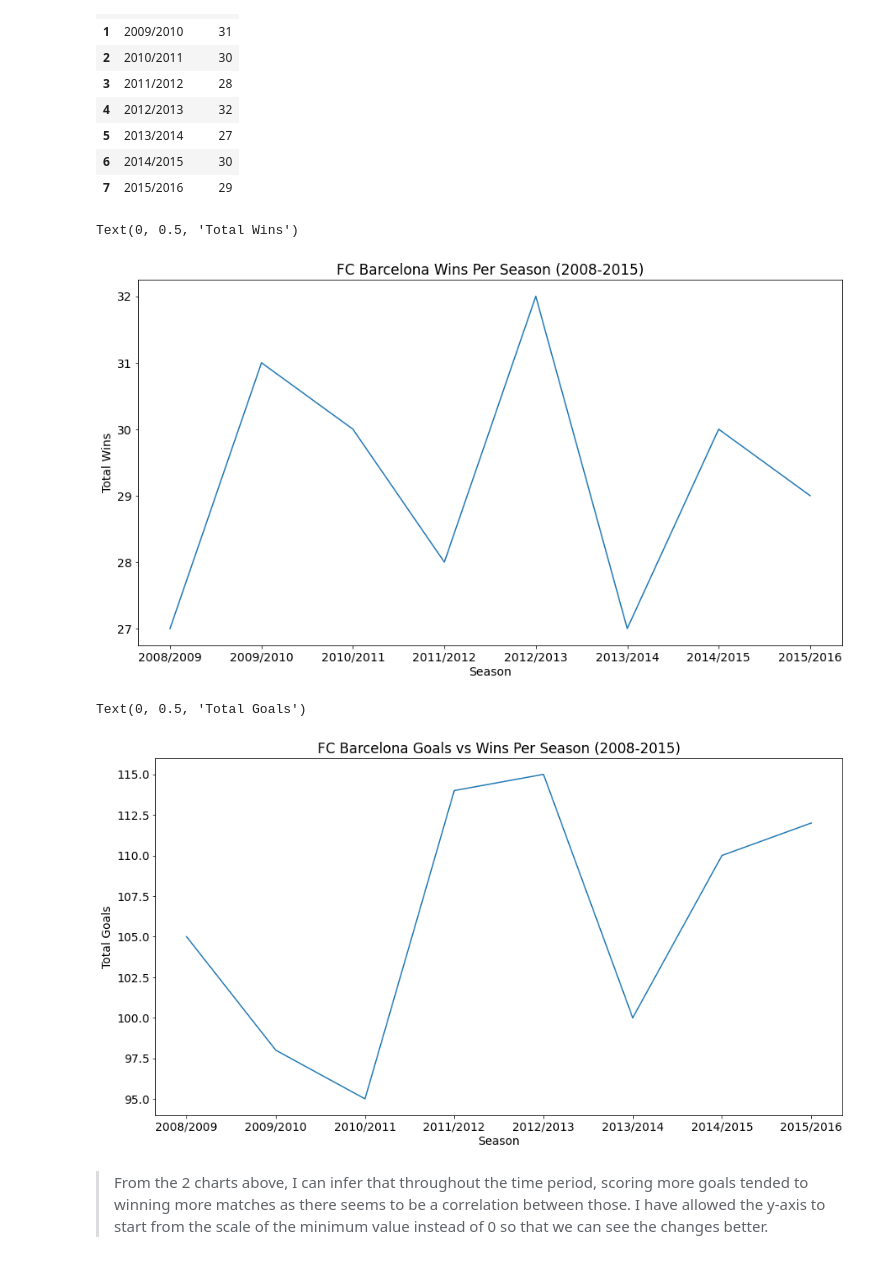
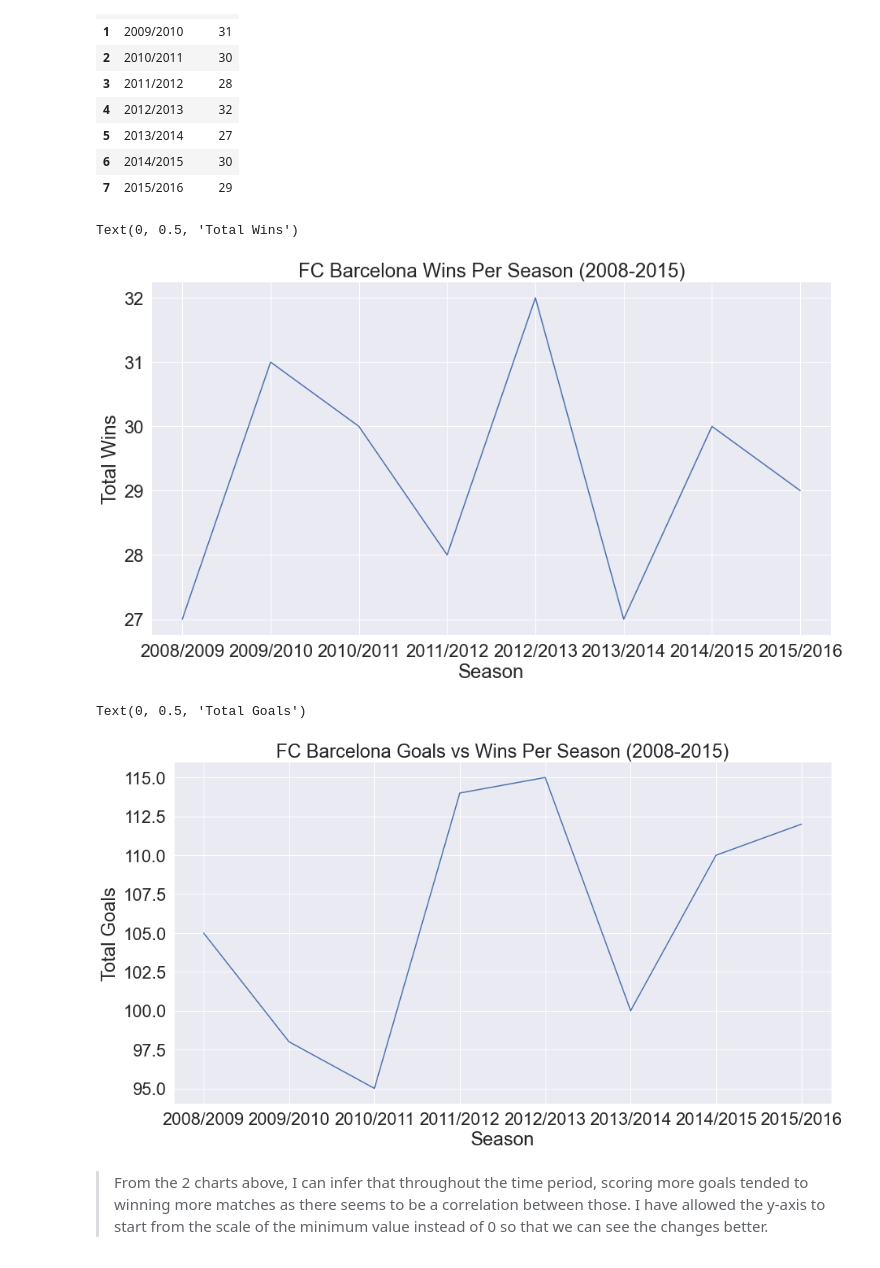
Before and after one commit to Cofucan/football_data_analysis, a Jupyter notebook: football_analysis.ipynb, the cells around one changed output. Cells and saved outputs as stored; diff of their text form; code cells hidden in the pictures.

```diff
--- a/football_analysis.ipynb
+++ b/football_analysis.ipynb
@@ -788,0 +778,10 @@ sns.barplot('result', 'team', data=top_ten_wins)
+# %%
+# chart text and figure size
+sns.set(rc={"figure.figsize": (15, 8)}, font_scale=2)
+
+sns.barplot('result', 'team', data=top_ten_wins)
+sns.set_style("whitegrid")
+
+plt.title('Top 10 Winning Football Clubs (2008-2015)')
+plt.xlabel('Matches Won')
+plt.ylabel('Team')
@@ -823,0 +821,10 @@ sns.barplot('result', 'team', data=top_ten_loss)
+# %%
+# chart text and figure size
+sns.set(rc={"figure.figsize": (15, 8)}, font_scale=2)
+
+sns.barplot('result', 'team', data=top_ten_loss)
+sns.set_style("whitegrid")
+
+plt.title('Top 10 Football Clubs With The Most Losses (2008-2015)')
+plt.xlabel('Matches Lost')
+plt.ylabel('Team')
@@ -851,0 +857,10 @@ sns.barplot('team_goal', 'team', data=top_goals)
+# %%
+# chart text and figure size
+sns.set(rc={"figure.figsize": (15, 8)}, font_scale=2)
+
+sns.barplot('team_goal', 'team', data=top_goals)
+sns.set_style("whitegrid")
+
+plt.title('Top 10 Football Clubs With The Most Goals (2008-2015)')
+plt.xlabel('Goals Scored')
+plt.ylabel('Team')
@@ -907,24 +925,29 @@ barca_wins
 | 6 | 2014/2015 | 30 |
 | 7 | 2015/2016 | 29 |
 # %%
-# sns.barplot( x='season', y='team_goal', data=barca_goals)
-# sns.barplot( x='season', y='result', data=barca_wins);
+# chart text and figure size
+sns.set(rc={"figure.figsize": (15, 8)}, font_scale=2)
+
+plt.plot(barca_wins['season'], barca_wins['result'])
 
 plt.title('FC Barcelona Wins Per Season (2008-2015)')
-plt.plot(barca_wins['season'], barca_wins['result'])
 plt.xlabel('Season')
 plt.ylabel('Total Wins')
 # %% [output]
 Text(0, 0.5, 'Total Wins')
-[figure, old version]
+[figure, new version]
 # %%
+# chart text and figure size
+sns.set(rc={"figure.figsize": (15, 8)}, font_scale=2)
+
+plt.plot(barca_goals['season'], barca_goals['team_goal'])
+
 plt.title('FC Barcelona Goals vs Wins Per Season (2008-2015)')
-plt.plot(barca_goals['season'], barca_goals['team_goal'])
 plt.xlabel('Season')
 plt.ylabel('Total Goals')
 # %% [output]
 Text(0, 0.5, 'Total Goals')
-[figure, old version]
+[figure, new version]
 # %% [markdown]
 > From the 2 charts above, I can infer that throughout the time period, scoring more goals tended to winning more matches as there seems to be a correlation between those. I have allowed the y-axis to start from the scale of the minimum value instead of 0 so that we can see the changes better.
 # %% [markdown]
```
Also changed, not shown: parts of 26 cells of this notebook, 1 other file.
